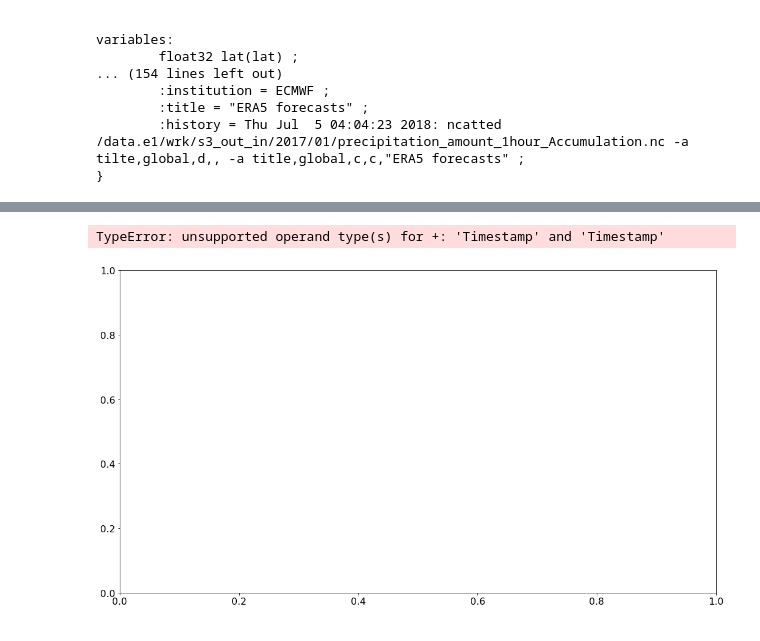
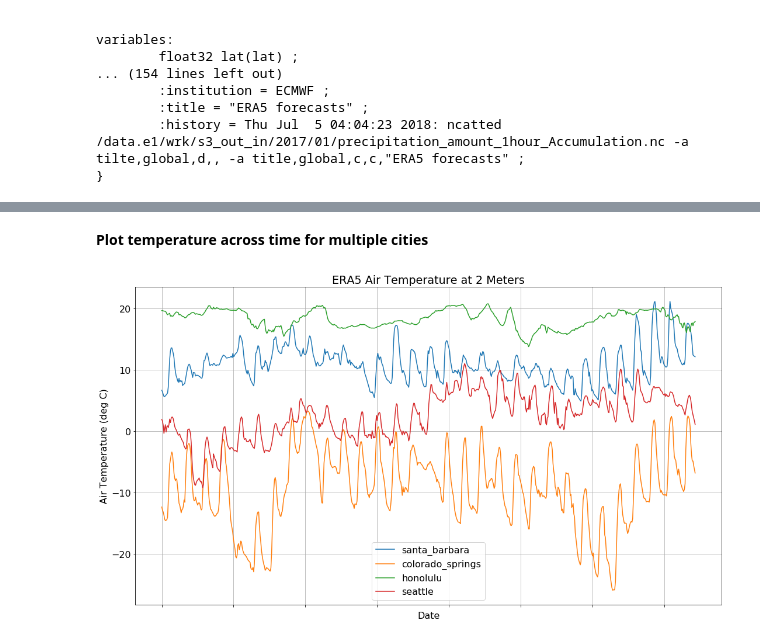
Before and after one commit to CLIVAC/pyclivac, a Jupyter notebook: examples/using_xarray_dask.ipynb, the cells around one changed output, grey strips where cells are left out. Saved outputs shown, nothing was run; the diff lists cells and outputs as text; code cells hidden in the pictures.

```diff
--- a/examples/using_xarray_dask.ipynb
+++ b/examples/using_xarray_dask.ipynb
@@ -97,0 +157,8 @@ ds = ds.sel(lat=slice(50,10), lon=slice(360-140,360-105))
+# %%
+# Convert mean sea level pressure units to 'hPa'
+ds['air_pressure_at_mean_sea_level'] = ds.air_pressure_at_mean_sea_level/100.0
+ds.air_pressure_at_mean_sea_level.attrs['units'] = 'hPa'
+
+# and surface temperature units to 'C'
+ds['air_temperature_at_2_metres'] = ds.air_temperature_at_2_metres - 273.15
+ds.air_temperature_at_2_metres.attrs['units'] = 'C'
@@ -160,0 +189,3 @@ precip_mean_201701.png
+# %%
+air_temp = ds['air_temperature_at_2_metres'].persist()
+air_temp
@@ -162,10 +225,9 @@ precip_mean_201701.png
 # location coordinates
 locs = [
     {'name': 'santa_barbara', 'lon': -119.6982, 'lat': 34.4208},
-    {'name': 'tallinn', 'lon': 24.753574, 'lat': 59.436962},
+    {'name': 'colorado_springs', 'lon': -104.8214, 'lat': 38.8339},
     {'name': 'honolulu', 'lon': -157.835938, 'lat': 21.290014},
-    {'name': 'cape_town', 'lon': 18.423300, 'lat': -33.918861},
-    {'name': 'dubai', 'lon': 55.316666, 'lat': 25.266666},
+    {'name': 'seattle', 'lon': -122.3321, 'lat': 47.6062},
 ]
 
 # convert westward longitudes to degrees east
@@ -182,5 +243,6 @@ locs
 # %%
 ds_locs = xr.Dataset()
+air_temp_ds = air_temp.to_dataset()
 
 # interate through the locations and create a dataset
 # containing the temperature values for each location
@@ -190,14 +252,15 @@ for l in locs:
     lat = l['lat']
     var_name = name
 
-    ds2 = ds.sel(lon=lon, lat=lat, method='nearest')
+    ds2 = air_temp_ds.sel(lon=lon, lat=lat, method='nearest')
 
     lon_attr = '%s_lon' % name
     lat_attr = '%s_lat' % name
 
     ds2.attrs[lon_attr] = ds2.lon.values.tolist()
     ds2.attrs[lat_attr] = ds2.lat.values.tolist()
-    ds2 = ds2.rename({var : var_name}).drop(('lat', 'lon'))
+#     ds2 = ds2.drop(('lat', 'lon'))
+    ds2 = ds2.rename({var1 : var_name}).drop(('lat', 'lon'))
 
     ds_locs = xr.merge([ds_locs, ds2])
 
@@ -231,10 +289,11 @@ ds_locs.santa_barbara.plot()
+# %% [markdown]
+**Plot temperature across time for multiple cities**
 # %%
 # readability please
 plt.rcParams.update({'font.size': 16})
 
-ax = df_f.plot.box(figsize=(18, 10))
-ax.set(xlabel='Location', ylabel='Air Temperature (deg F)')
+ax = df_f.plot(figsize=(18, 10), title="ERA5 Air Temperature at 2 Meters", grid=1)
+ax.set(xlabel='Date', ylabel='Air Temperature (deg C)')
 plt.show()
 # %% [output]
-TypeError: unsupported operand type(s) for +: 'Timestamp' and 'Timestamp'
-[figure, old version]
+[figure, new version]
```
Also changed, not shown: parts of 37 cells of this notebook, 5 other files.
